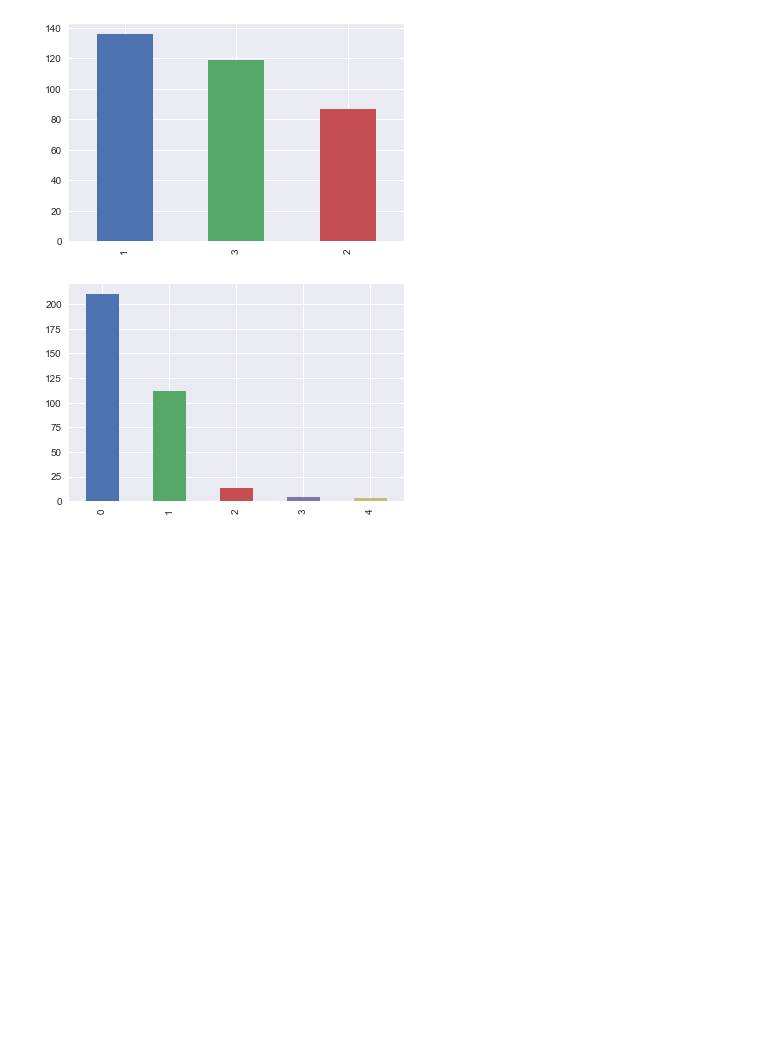
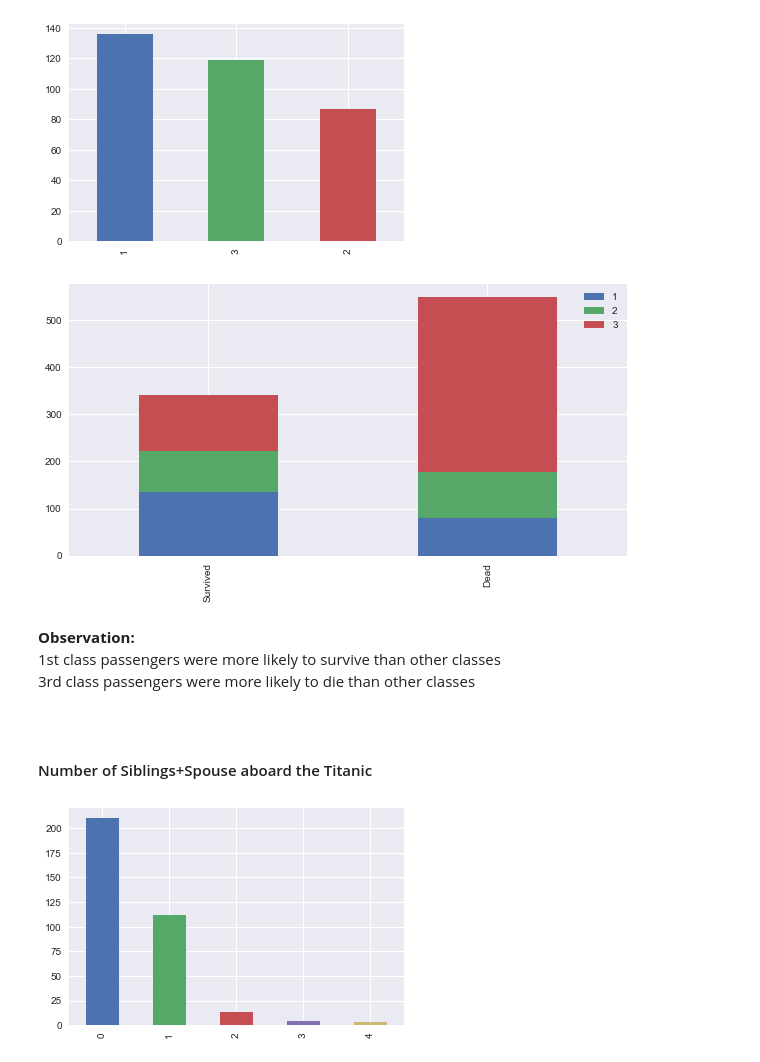
Before and after one commit to s0uravpandey/Mini-Tasks-20, a Jupyter notebook: Shruti_Shreya/TitanicEDA.ipynb, the cells around one changed output. Cells and saved outputs as stored; diff of their text form; code cells hidden in the pictures; blank space fills up the shorter version.

```diff
--- a/Shruti_Shreya/TitanicEDA.ipynb
+++ b/Shruti_Shreya/TitanicEDA.ipynb
@@ -103,6 +198,17 @@ chart('Sex')
 chart('Pclass')
 # %% [output]
 [figure]
+# %%
+b_chart('Pclass')
+# %% [output]
+[figure, added]
+# %% [markdown]
+<b>Observation: </b><br>
+1st class passengers were more likely to survive than other classes<br>
+3rd class passengers were more likely to die than other classes
+<br><br>
+# %% [markdown]
+<h4>Number of Siblings+Spouse aboard the Titanic</h4>
 # %%
 chart('SibSp')
 # %% [output]
```
Also changed, not shown: parts of 63 cells of this notebook, 1 other file.
